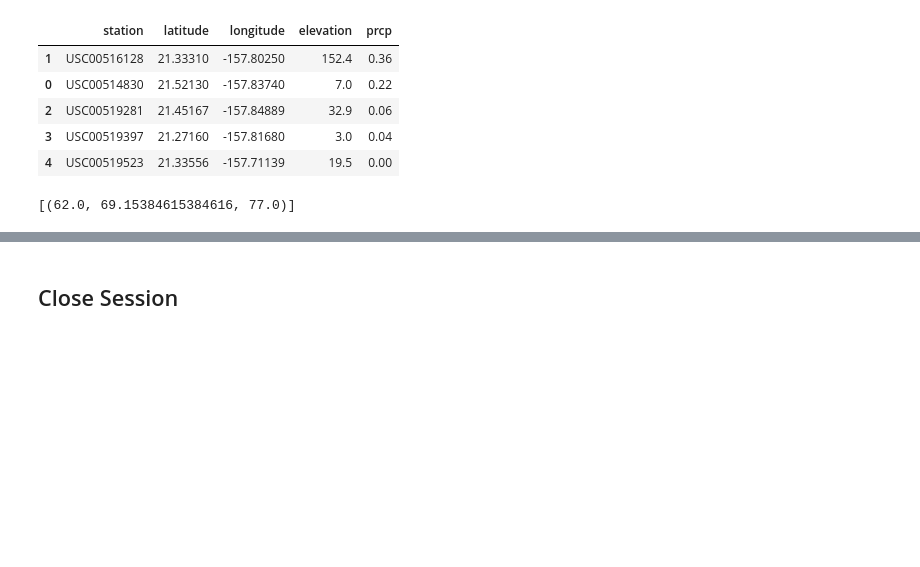
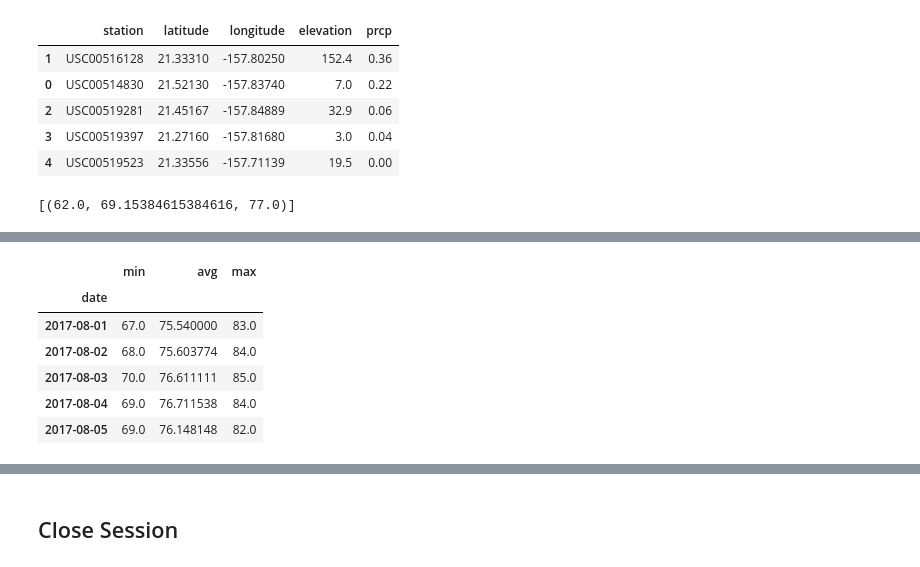
Before and after one commit to RZHANG2021/sqlalchemy-challenge, a Jupyter notebook: temp_analysis_bonus_2_starter.ipynb, the cells around one changed output, grey strips where cells are left out. Saved outputs shown, nothing was run; the diff lists cells and outputs as text; code cells hidden in the pictures; blank space fills up the shorter version.

```diff
--- a/temp_analysis_bonus_2_starter.ipynb
+++ b/temp_analysis_bonus_2_starter.ipynb
@@ -197,2 +217,0 @@ start_end['date'] = pd.to_datetime(start_end['date'])
-# %%
-start_end['date']= start_end['date'].apply(lambda x: x.strftime('%m-%d'))
@@ -252,2 +275,15 @@ array([[67.        , 75.54      , 83.        ],
+# %%
+# Join the date with the result
+joined_df=start_end.join(df, lsuffix="_left", rsuffix="_right")
+joined_df=joined_df[["date","min","avg","max"]].set_index(["date"])
+joined_df.head()
+# %% [output]
+|  | min | avg | max |
+| date |  |  |  |
+| 2017-08-01 | 67.0 | 75.540000 | 83.0 |
+| 2017-08-02 | 68.0 | 75.603774 | 84.0 |
+| 2017-08-03 | 70.0 | 76.611111 | 85.0 |
+| 2017-08-04 | 69.0 | 76.711538 | 84.0 |
+| 2017-08-05 | 69.0 | 76.148148 | 82.0 |
 # %%
 # Plot the daily normals as an area plot with `stacked=False`
```
Also changed, not shown: parts of 12 cells of this notebook, 1 other file.
